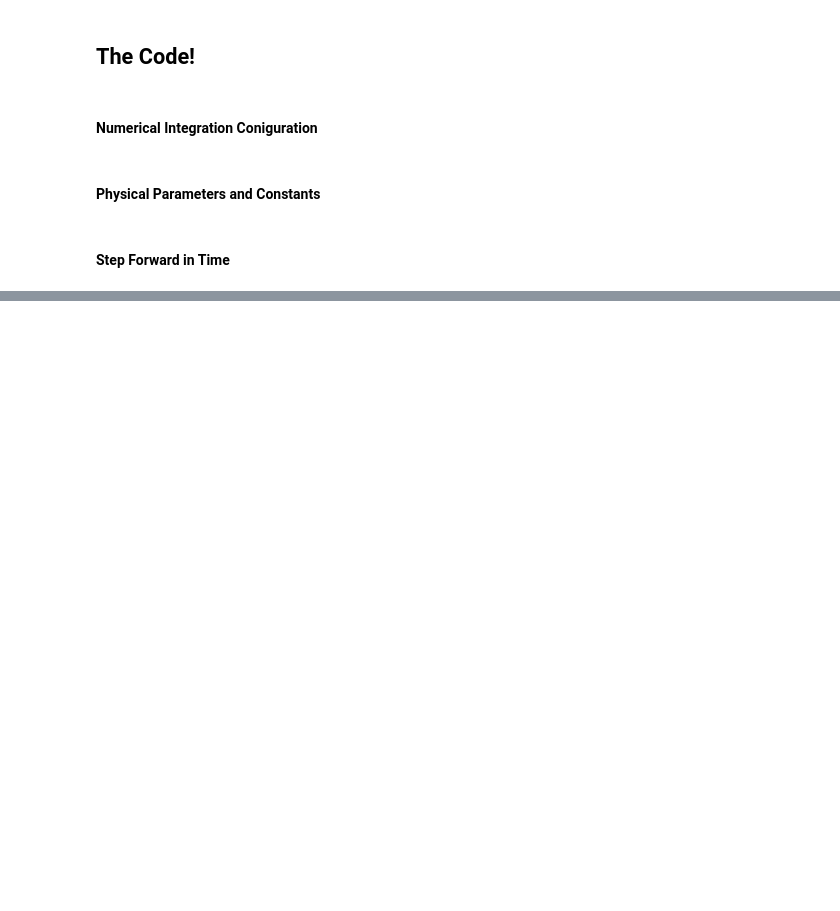
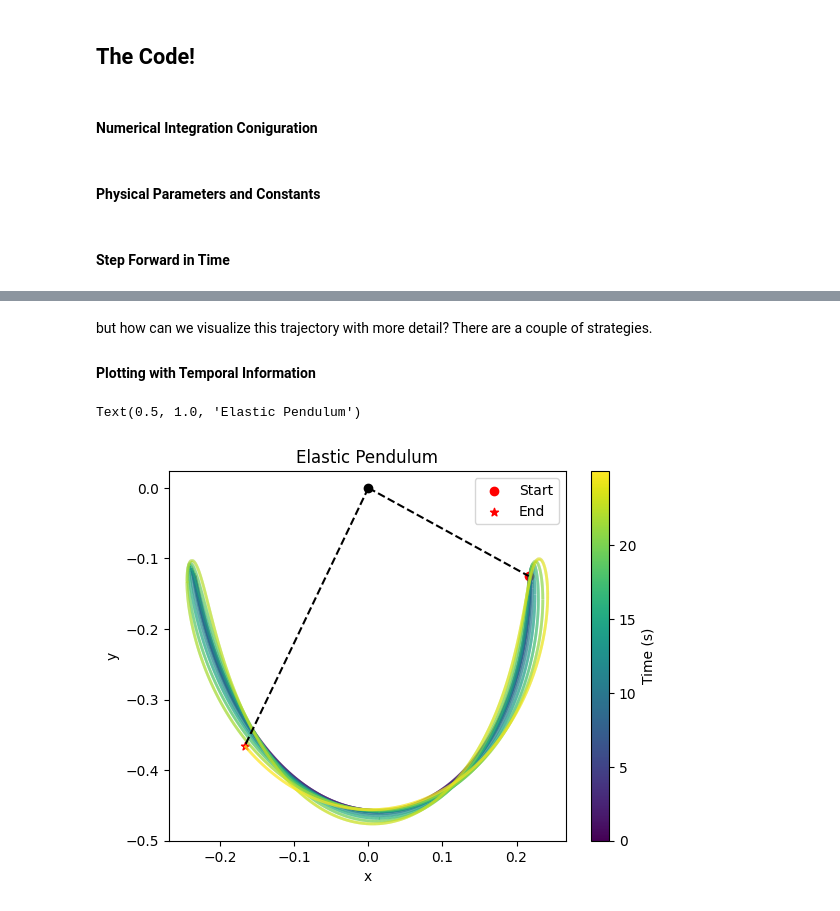
Before and after one commit to AidanJanney/SPS_Coding_Tutorial, a Jupyter notebook: ElasticPendulum.ipynb, the cells around one changed output, grey strips where cells are left out. Saved outputs shown, nothing was run; the diff lists cells and outputs as text; code cells hidden in the pictures; blank space fills up the shorter version.

```diff
--- a/ElasticPendulum.ipynb
+++ b/ElasticPendulum.ipynb
@@ -185,0 +201,34 @@ interactive(children=(Dropdown(description='x', options=('a', 'b', 'c'), value='
+# %% [markdown]
+but how can we visualize this trajectory with more detail? There are a couple of strategies.
+
+#### Plotting with Temporal Information
+# %%
+# Adapted From https://stackoverflow.com/questions/64267329/how-to-plot-a-gradient-color-line
+from matplotlib.collections import LineCollection
+
+# Plot with a changing color with resp to time, uses some funky matplotlib features
+points = np.array([x_coords, y_coords]).T.reshape(-1, 1, 2)
+segments = np.concatenate([points[:-1], points[1:]], axis=1)
+fig, ax = plt.subplots()
+lc = LineCollection(segments, cmap='viridis')
+lc.set_array(times)
+lc.set_linewidth(2)
+line = ax.add_collection(lc)
+fig.colorbar(line,ax=ax,).set_label('Time (s)')
+
+# Add additional information for pendulum starting and ending position and arm
+ax.plot([0,x_coords[0]],[0,y_coords[0]], color = 'black',linestyle = '--')
+ax.plot([0,x_coords[-1]], [0,y_coords[-1]], color = 'black',linestyle = '--')
+ax.scatter(x_coords[0],y_coords[0], marker = 'o', label = 'Start', color = 'r')
+ax.scatter(x_coords[-1], y_coords[-1], marker = '*', label = 'End', color = 'r')
+ax.scatter(0,0, marker = 'o', color = 'black')
+
+# Configure Plot and Axes labels
+ax.legend()
+ax.autoscale()
+ax.set_xlabel("x")
+ax.set_ylabel("y")
+ax.set_title("Elastic Pendulum")
+# %% [output]
+Text(0.5, 1.0, 'Elastic Pendulum')
+[figure, added]
```
Also changed, not shown: parts of 11 cells of this notebook, 2 other files.
